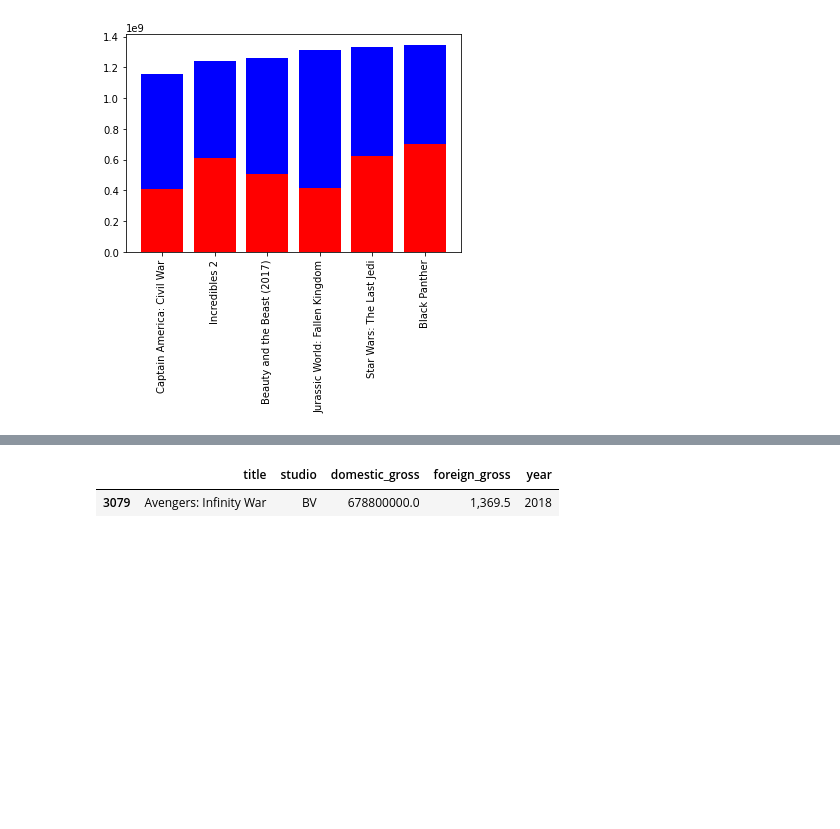
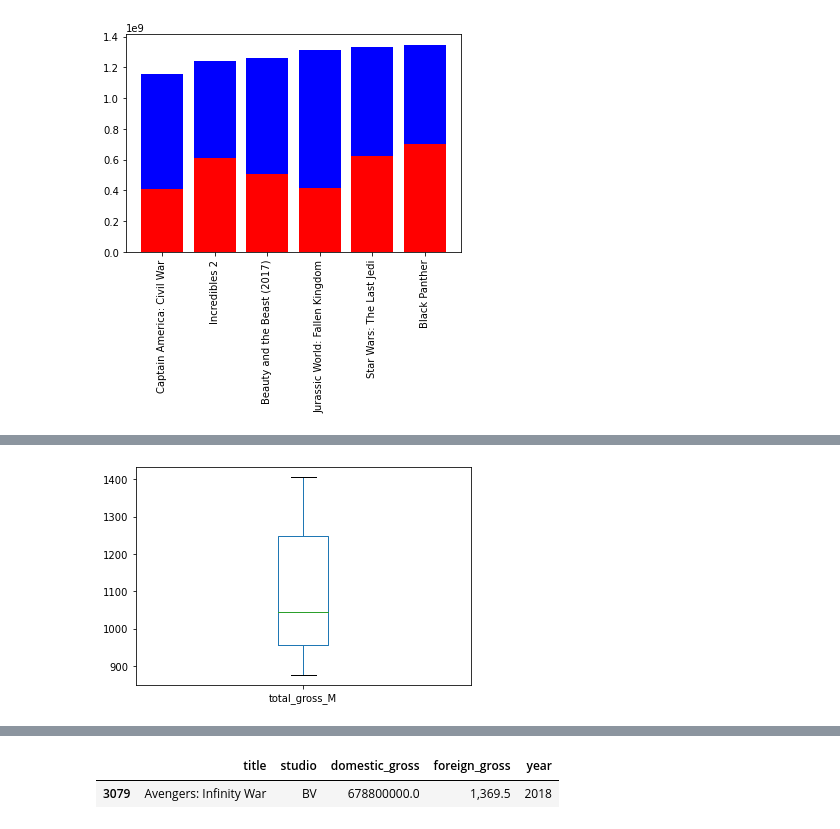
Before and after one commit to arecai/ari_first_attem, a Jupyter notebook: dsc-phase1-project-template.ipynb, the cells around one changed output, grey strips where cells are left out. Cells and saved outputs as stored; diff of their text form; code cells hidden in the pictures; blank space fills up the shorter version.

```diff
--- a/dsc-phase1-project-template.ipynb
+++ b/dsc-phase1-project-template.ipynb
@@ -894,0 +958,5 @@ gross_top10
+# %%
+gross_top25['total_gross_M']=gross_top25['total_gross'] / 1000000
+gross_top25['total_gross_M'].plot.box();
+# %% [output]
+[figure, added]
```
Also changed, not shown: parts of 21 cells of this notebook.
